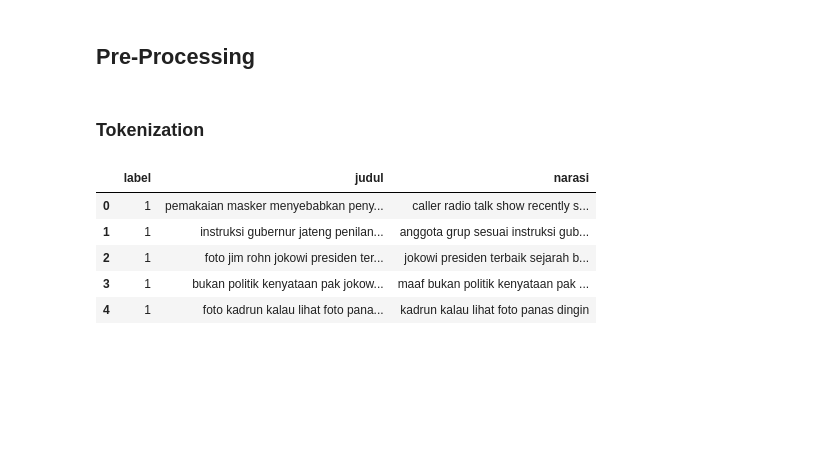
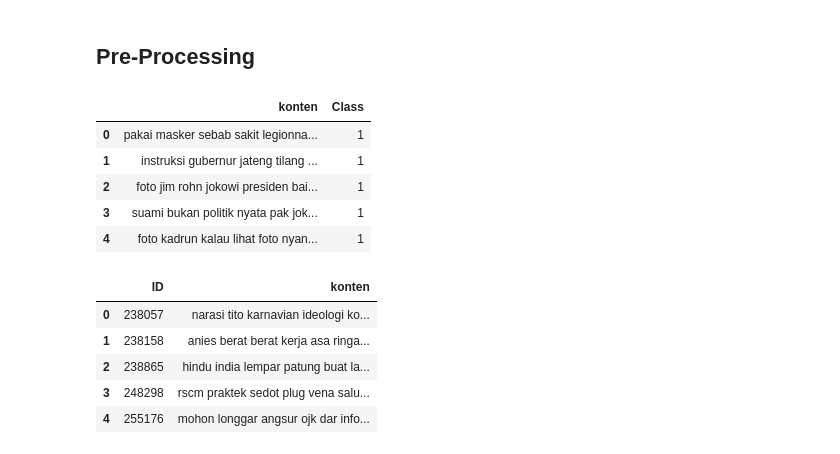
Before and after one commit to PrinandaRahmatullah/hoax-detection, a Jupyter notebook: traditional_ml/count_vectorizer.ipynb, the cells around one changed output. Saved outputs shown, nothing was run; the diff lists cells and outputs as text; code cells hidden in the pictures; blank space fills up the shorter version.

```diff
--- a/traditional_ml/count_vectorizer.ipynb
+++ b/traditional_ml/count_vectorizer.ipynb
@@ -44,12 +54,22 @@ test_data.head()
 # %% [markdown]
 ## Pre-Processing
-# %% [markdown]
-### Tokenization
 # %%
-df_sample = train_data[["label","judul","narasi"]].head()
+# Reconstruct train dataframe
+train_df = pd.DataFrame()
+train_df["konten"] = train_data["judul_translate"] + " " + train_data["narasi_translate"]
+train_df["Class"] = train_data["label"]
+
+# Reconstruct test dataframe
+test_df = pd.DataFrame()
+test_df["ID"] = test_data["ID"]
+test_df["konten"] = test_data["judul_translate"] + " " + test_data["narasi_translate"]
 # %%
 # define stopword list, indonesia
 STOPWORDS = set(StopWordRemoverFactory().get_stop_words() + stopwords.words('english'))
 
 # define list kata singkat
 KATASINGKAT = {"dlm":"dalam", "gw":"saya", "yg":"yang", "lu":"kamu", "dkt":"dekat", "kalo":"kalau", "n":"and"}
+
+# define stemmer sastrawi for Indonesia
+stemmer_ind = StemmerFactory().create_stemmer()
+stemmer_eng = PorterStemmer()
@@ -62,32 +76,50 @@ def remove_kata_singkat(word):
 # %%
 # function of preprocessing
+
+def remove_kata_singkat(word):
+    if word in list(KATASINGKAT.keys()):
+        return KATASINGKAT.get(word)
+    else:
+        return word
+
 def normalize_word(row):
     # remove punctuation
-    judul = re.sub(r'[^a-zA-Z\s]', '', row.judul, re.I|re.A)
-    narasi = re.sub(r'[^a-zA-Z\s]', '', row.narasi, re.I|re.A)
+    konten = re.sub(r'[^a-zA-Z\s]', '', row.konten, re.I|re.A)
 
     # case folding and remove kata singkat
-    judul = " ".join([remove_kata_singkat(word.lower()).strip() for word in nltk.word_tokenize(row.judul)])
-    narasi = " ".join([remove_kata_singkat(word.lower()).strip() for word in nltk.word_tokenize(row.narasi)])
+    konten = " ".join([remove_kata_singkat(word.lower()).strip() for word in nltk.word_tokenize(konten)])
 
     # remove stopword and number
-    judul = " ".join([word for word in nltk.word_tokenize(judul) if word not in punctuation and word.isalpha() and word not in STOPWORDS])
-    narasi = " ".join([word for word in nltk.word_tokenize(narasi) if word not in punctuation and word.isalpha() and word not in STOPWORDS])
+    konten = " ".join([word for word in nltk.word_tokenize(konten) if word not in punctuation and word.isalpha() and word not in STOPWORDS])
+
+    # stemming
+    konten = stemmer_ind.stem(konten)
+    konten = stemmer_eng.stem(konten)
 
     # final assignment
-    row.judul = judul
-    row.narasi = narasi
+    row.konten = konten
 
     return row
 # %%
-df_sample = df_sample.apply(normalize_word, axis=1)
+# apply preprocess to dataframe
+train_df = train_df.apply(normalize_word, axis=1)
+test_df = test_df.apply(normalize_word, axis=1)
 # %%
-df_sample
+train_df.head()
 # %% [output]
-|  | label | judul | narasi |
-| 0 | 1 | pemakaian masker menyebabkan peny... | caller radio talk show recently s... |
-| 1 | 1 | instruksi gubernur jateng penilan... | anggota grup sesuai instruksi gub... |
-| 2 | 1 | foto jim rohn jokowi presiden ter... | jokowi presiden terbaik sejarah b... |
-| 3 | 1 | bukan politik kenyataan pak jokow... | maaf bukan politik kenyataan pak ... |
-| 4 | 1 | foto kadrun kalau lihat foto pana... | kadrun kalau lihat foto panas dingin |
+|  | konten | Class |
+| 0 | pakai masker sebab sakit legionna... | 1 |
+| 1 | instruksi gubernur jateng tilang ... | 1 |
+| 2 | foto jim rohn jokowi presiden bai... | 1 |
+| 3 | suami bukan politik nyata pak jok... | 1 |
+| 4 | foto kadrun kalau lihat foto nyan... | 1 |
+# %%
+test_df.head()
+# %% [output]
+|  | ID | konten |
+| 0 | 238057 | narasi tito karnavian ideologi ko... |
+| 1 | 238158 | anies berat berat kerja asa ringa... |
+| 2 | 238865 | hindu india lempar patung buat la... |
+| 3 | 248298 | rscm praktek sedot plug vena salu... |
+| 4 | 255176 | mohon longgar angsur ojk dar info... |
 # %% [markdown]
```
Also changed, not shown: parts of 25 cells of this notebook.
